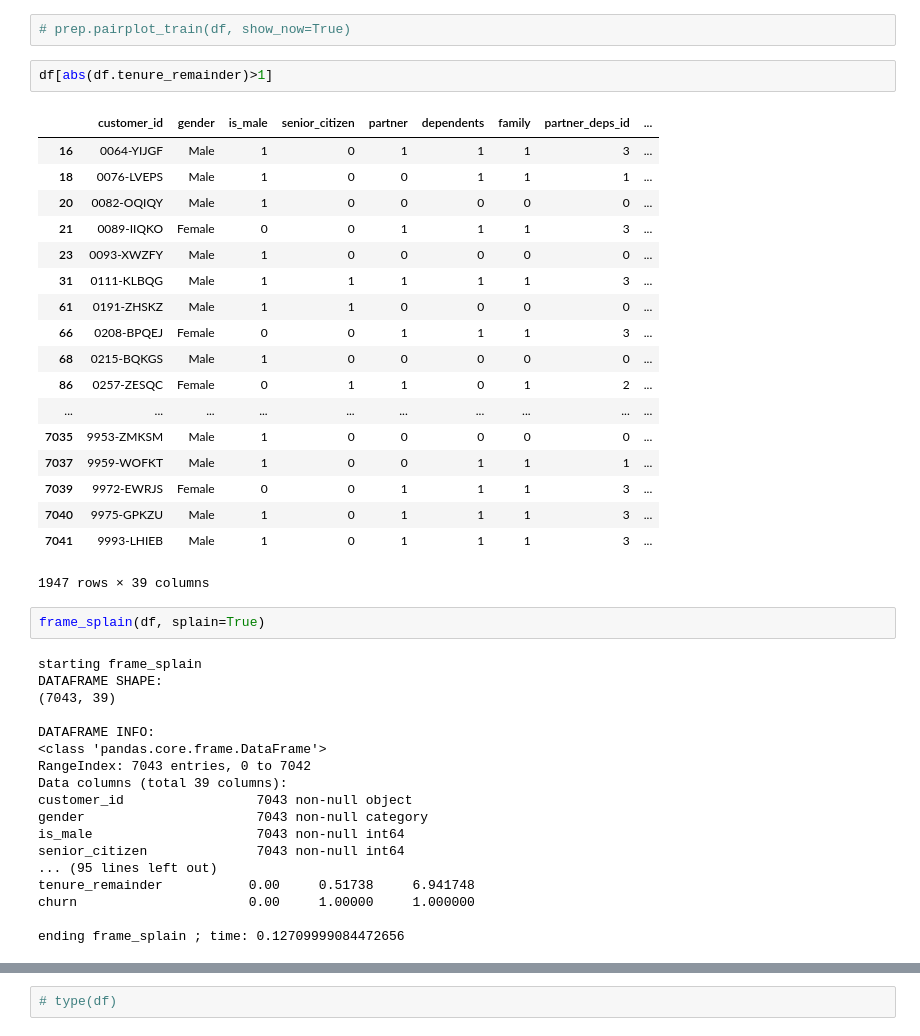
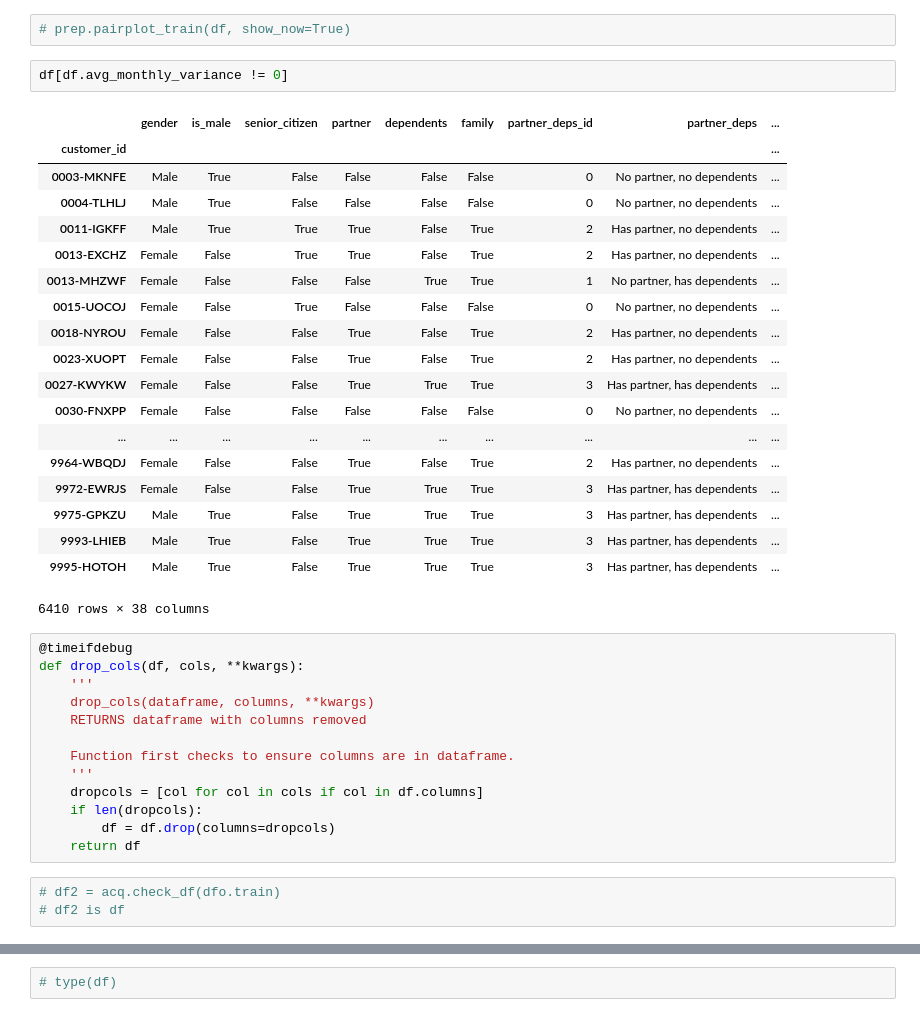
Before and after one commit to kjeliasen/TelcOMG, a Jupyter notebook: Telco_Churn_working.ipynb, the cells around one changed output, grey strips where cells are left out. Saved outputs shown, nothing was run; the diff lists cells and outputs as text.

```diff
--- a/Telco_Churn_working.ipynb
+++ b/Telco_Churn_working.ipynb
@@ -125,43 +239,40 @@ ending heatmap_train ; time: 3.235858917236328
 # %%
 # prep.pairplot_train(df, show_now=True)
-# %%
-df[abs(df.tenure_remainder)>1]
-# %% [output]
-|  | customer_id | gender | is_male | senior_citizen | partner | dependents | family | partner_deps_id | ... |
-| 16 | 0064-YIJGF | Male | 1 | 0 | 1 | 1 | 1 | 3 | ... |
-| 18 | 0076-LVEPS | Male | 1 | 0 | 0 | 1 | 1 | 1 | ... |
-| 20 | 0082-OQIQY | Male | 1 | 0 | 0 | 0 | 0 | 0 | ... |
-| 21 | 0089-IIQKO | Female | 0 | 0 | 1 | 1 | 1 | 3 | ... |
-| 23 | 0093-XWZFY | Male | 1 | 0 | 0 | 0 | 0 | 0 | ... |
-| 31 | 0111-KLBQG | Male | 1 | 1 | 1 | 1 | 1 | 3 | ... |
-| 61 | 0191-ZHSKZ | Male | 1 | 1 | 0 | 0 | 0 | 0 | ... |
-| 66 | 0208-BPQEJ | Female | 0 | 0 | 1 | 1 | 1 | 3 | ... |
-| 68 | 0215-BQKGS | Male | 1 | 0 | 0 | 0 | 0 | 0 | ... |
-| 86 | 0257-ZESQC | Female | 0 | 1 | 1 | 0 | 1 | 2 | ... |
-| ... | ... | ... | ... | ... | ... | ... | ... | ... | ... |
-| 7035 | 9953-ZMKSM | Male | 1 | 0 | 0 | 0 | 0 | 0 | ... |
-| 7037 | 9959-WOFKT | Male | 1 | 0 | 0 | 1 | 1 | 1 | ... |
-| 7039 | 9972-EWRJS | Female | 0 | 0 | 1 | 1 | 1 | 3 | ... |
-| 7040 | 9975-GPKZU | Male | 1 | 0 | 1 | 1 | 1 | 3 | ... |
-| 7041 | 9993-LHIEB | Male | 1 | 0 | 1 | 1 | 1 | 3 | ... |
-1947 rows × 39 columns
-# %%
-frame_splain(df, splain=True)
-# %% [output]
-starting frame_splain
-DATAFRAME SHAPE:
-(7043, 39)
-
-DATAFRAME INFO:
-<class 'pandas.core.frame.DataFrame'>
-RangeIndex: 7043 entries, 0 to 7042
-Data columns (total 39 columns):
-customer_id                 7043 non-null object
-gender                      7043 non-null category
-is_male                     7043 non-null int64
-senior_citizen              7043 non-null int64
-... (95 lines left out)
-tenure_remainder           0.00     0.51738     6.941748
-churn                      0.00     1.00000     1.000000
-
-ending frame_splain ; time: 0.12709999084472656
+# %%
+df[df.avg_monthly_variance != 0]
+# %% [output]
+|  | gender | is_male | senior_citizen | partner | dependents | family | partner_deps_id | partner_deps | ... |
+| customer_id |  |  |  |  |  |  |  |  | ... |
+| 0003-MKNFE | Male | True | False | False | False | False | 0 | No partner, no dependents | ... |
+| 0004-TLHLJ | Male | True | False | False | False | False | 0 | No partner, no dependents | ... |
+| 0011-IGKFF | Male | True | True | True | False | True | 2 | Has partner, no dependents | ... |
+| 0013-EXCHZ | Female | False | True | True | False | True | 2 | Has partner, no dependents | ... |
+| 0013-MHZWF | Female | False | False | False | True | True | 1 | No partner, has dependents | ... |
+| 0015-UOCOJ | Female | False | True | False | False | False | 0 | No partner, no dependents | ... |
+| 0018-NYROU | Female | False | False | True | False | True | 2 | Has partner, no dependents | ... |
+| 0023-XUOPT | Female | False | False | True | False | True | 2 | Has partner, no dependents | ... |
+| 0027-KWYKW | Female | False | False | True | True | True | 3 | Has partner, has dependents | ... |
+| 0030-FNXPP | Female | False | False | False | False | False | 0 | No partner, no dependents | ... |
+| ... | ... | ... | ... | ... | ... | ... | ... | ... | ... |
+| 9964-WBQDJ | Female | False | False | True | False | True | 2 | Has partner, no dependents | ... |
+| 9972-EWRJS | Female | False | False | True | True | True | 3 | Has partner, has dependents | ... |
+| 9975-GPKZU | Male | True | False | True | True | True | 3 | Has partner, has dependents | ... |
+| 9993-LHIEB | Male | True | False | True | True | True | 3 | Has partner, has dependents | ... |
+| 9995-HOTOH | Male | True | False | True | True | True | 3 | Has partner, has dependents | ... |
+6410 rows × 38 columns
+# %%
+@timeifdebug
+def drop_cols(df, cols, **kwargs):
+    '''
+    drop_cols(dataframe, columns, **kwargs)
+    RETURNS dataframe with columns removed
+
+    Function first checks to ensure columns are in dataframe.
+    '''
+    dropcols = [col for col in cols if col in df.columns]
+    if len(dropcols):
+        df = df.drop(columns=dropcols)
+    return df
+# %%
+# df2 = acq.check_df(dfo.train)
+# df2 is df
```
Also changed, not shown: parts of 27 cells of this notebook, 3 other files.
